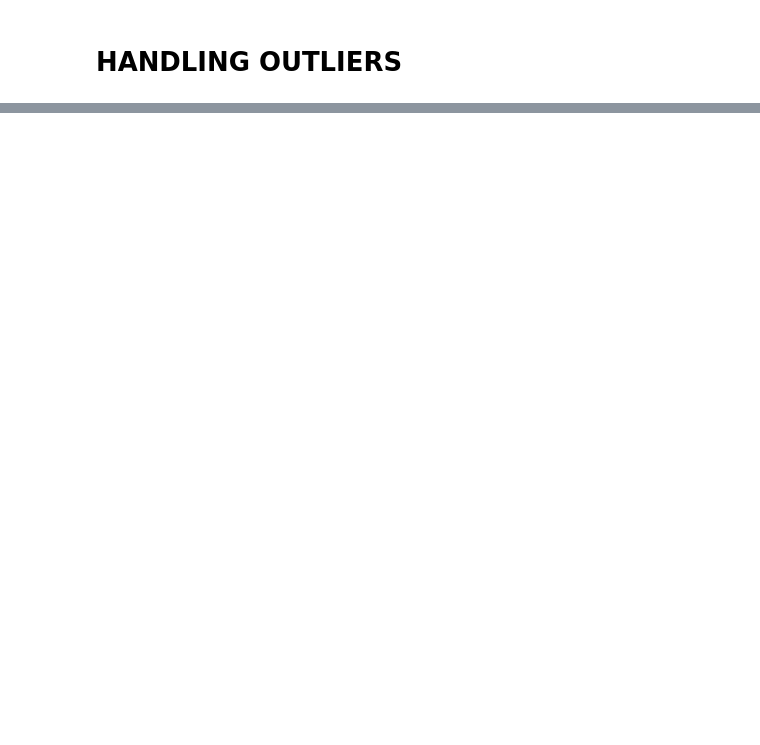
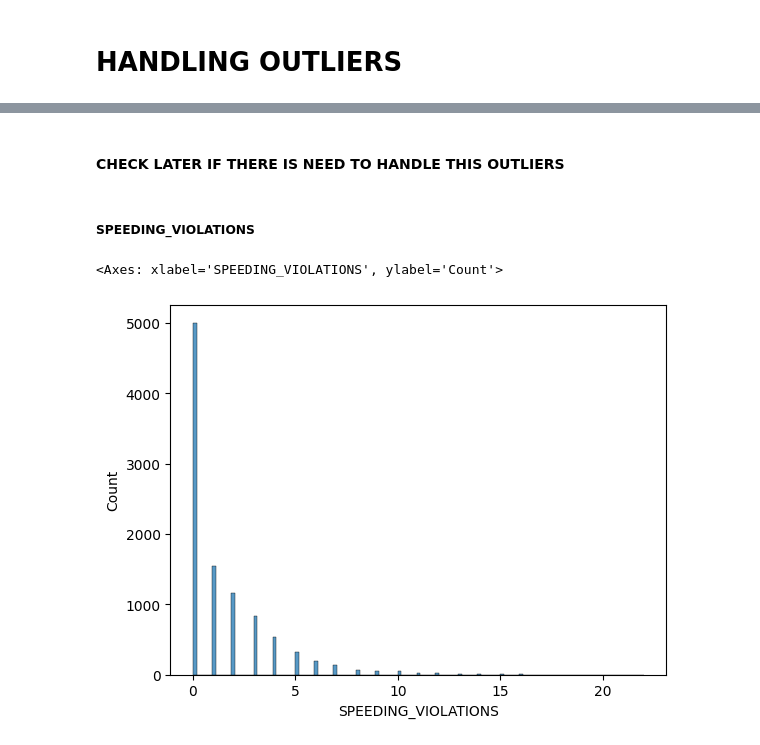
Before and after one commit to snimale/ML-Learning, a Jupyter notebook: ClassificationDataPreprocessing.ipynb, the cells around one changed output, grey strips where cells are left out. Drawn from its saved outputs; the diff is of its cells as text; code cells hidden in the pictures; blank space fills up the shorter version.

Commit message:
standardization, normalization, handling Outliers, KNN testing completed

```diff
--- a/ClassificationDataPreprocessing.ipynb
+++ b/ClassificationDataPreprocessing.ipynb
@@ -590,0 +644,9 @@ df.head(6)
+# %% [markdown]
+#### CHECK LATER IF THERE IS NEED TO HANDLE THIS OUTLIERS
+# %% [markdown]
+##### SPEEDING_VIOLATIONS
+# %%
+sns.histplot(df['SPEEDING_VIOLATIONS'])
+# %% [output]
+<Axes: xlabel='SPEEDING_VIOLATIONS', ylabel='Count'>
+[figure, added]
```
Also changed, not shown: parts of 40 cells of this notebook.
